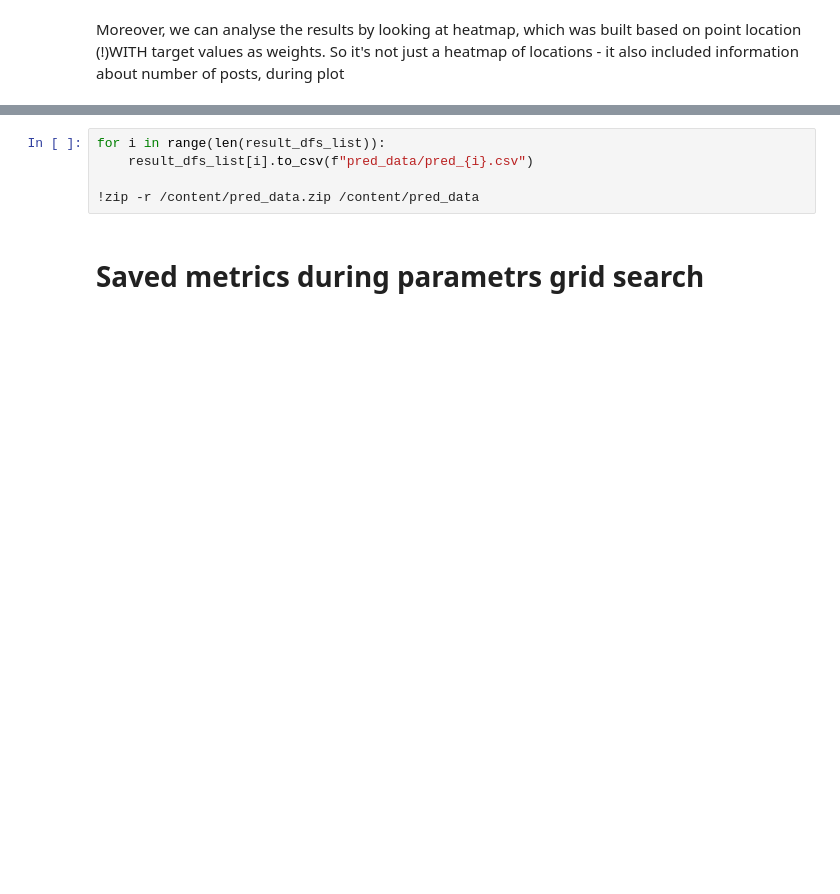
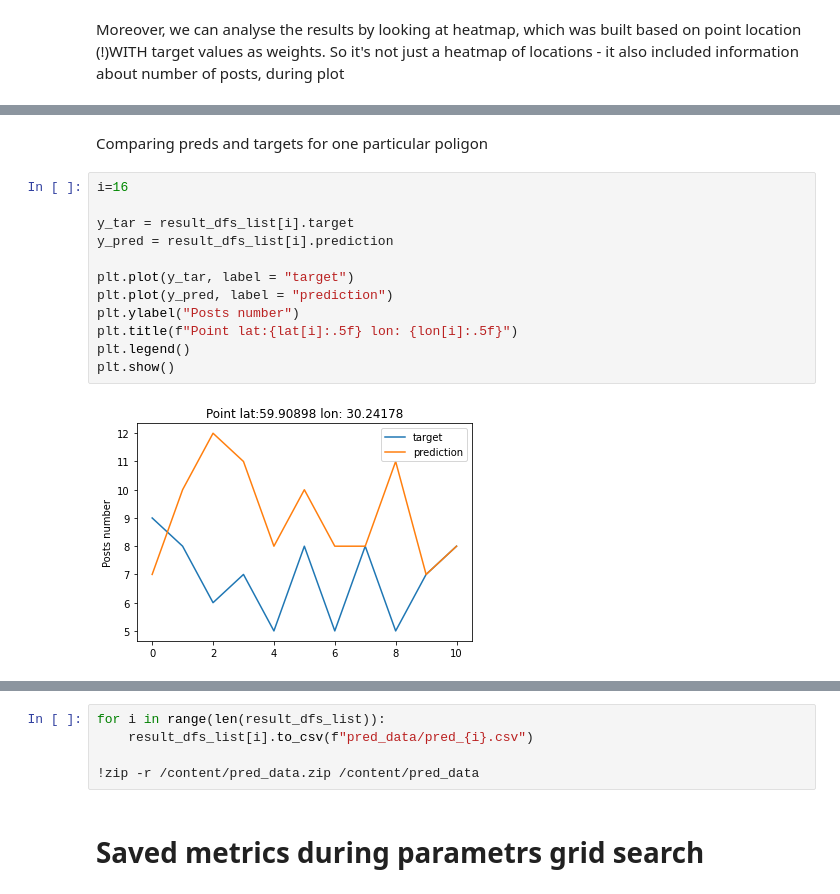
Before and after one commit to ShumwayGordon/Industry_ML_ITMO, a Jupyter notebook: Task_1/ML_indust_Lab1.ipynb, the cells around one changed output, grey strips where cells are left out. Cells and saved outputs as stored; diff of their text form; blank space fills up the shorter version.

Commit message:
Updated Task 1
Added line plots for particular points

```diff
--- a/Task_1/ML_indust_Lab1.ipynb
+++ b/Task_1/ML_indust_Lab1.ipynb
@@ -644,3 +644,19 @@ m.add_child(HeatMap(dfmatrix, radius=15))
 m
 # %% [output]
 [interactive output not drawn]
+# %% [markdown]
+Comparing preds and targets for one particular poligon
+# %%
+i=16
+
+y_tar = result_dfs_list[i].target
+y_pred = result_dfs_list[i].prediction
+
+plt.plot(y_tar, label = "target")
+plt.plot(y_pred, label = "prediction")
+plt.ylabel("Posts number")
+plt.title(f"Point lat:{lat[i]:.5f} lon: {lon[i]:.5f}")
+plt.legend()
+plt.show()
+# %% [output]
+[figure, added]
```
Also changed, not shown: parts of 2 cells of this notebook.
